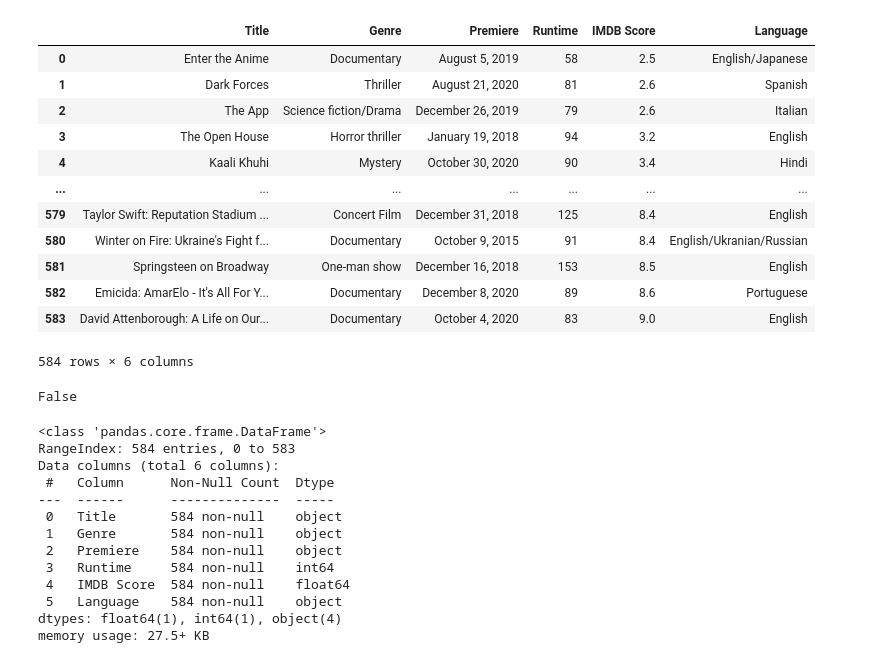
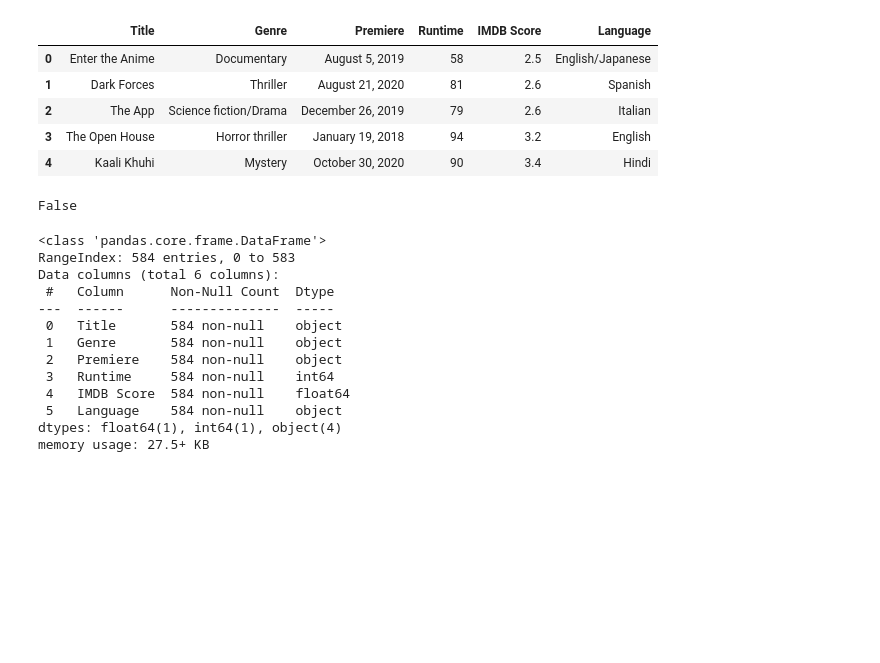
Before and after one commit to Okyere82/Rutgers_DS_Project_2, a Jupyter notebook: Movie_Cleaning.ipynb, the cells around one changed output. Cells and saved outputs as stored; diff of their text form; code cells hidden in the pictures; blank space fills up the shorter version.

```diff
--- a/Movie_Cleaning.ipynb
+++ b/Movie_Cleaning.ipynb
@@ -10,21 +11,14 @@ from pprint import pprint
 # %%
 #Read and Display CSV file
 flix = pd.read_csv('../Rutgers_DS_Project_2/NetflixOriginals.csv')
-flix
+flix.head()
 # %% [output]
 |  | Title | Genre | Premiere | Runtime | IMDB Score | Language |
 | 0 | Enter the Anime | Documentary | August 5, 2019 | 58 | 2.5 | English/Japanese |
 | 1 | Dark Forces | Thriller | August 21, 2020 | 81 | 2.6 | Spanish |
 | 2 | The App | Science fiction/Drama | December 26, 2019 | 79 | 2.6 | Italian |
 | 3 | The Open House | Horror thriller | January 19, 2018 | 94 | 3.2 | English |
 | 4 | Kaali Khuhi | Mystery | October 30, 2020 | 90 | 3.4 | Hindi |
-| ... | ... | ... | ... | ... | ... | ... |
-| 579 | Taylor Swift: Reputation Stadium ... | Concert Film | December 31, 2018 | 125 | 8.4 | English |
-| 580 | Winter on Fire: Ukraine's Fight f... | Documentary | October 9, 2015 | 91 | 8.4 | English/Ukranian/Russian |
-| 581 | Springsteen on Broadway | One-man show | December 16, 2018 | 153 | 8.5 | English |
-| 582 | Emicida: AmarElo - It's All For Y... | Documentary | December 8, 2020 | 89 | 8.6 | Portuguese |
-| 583 | David Attenborough: A Life on Our... | Documentary | October 4, 2020 | 83 | 9.0 | English |
-584 rows × 6 columns
 # %%
 #Verify whether any values are missing in df
 flix.isnull().values.any()
```
Also changed, not shown: parts of 5 cells of this notebook.
